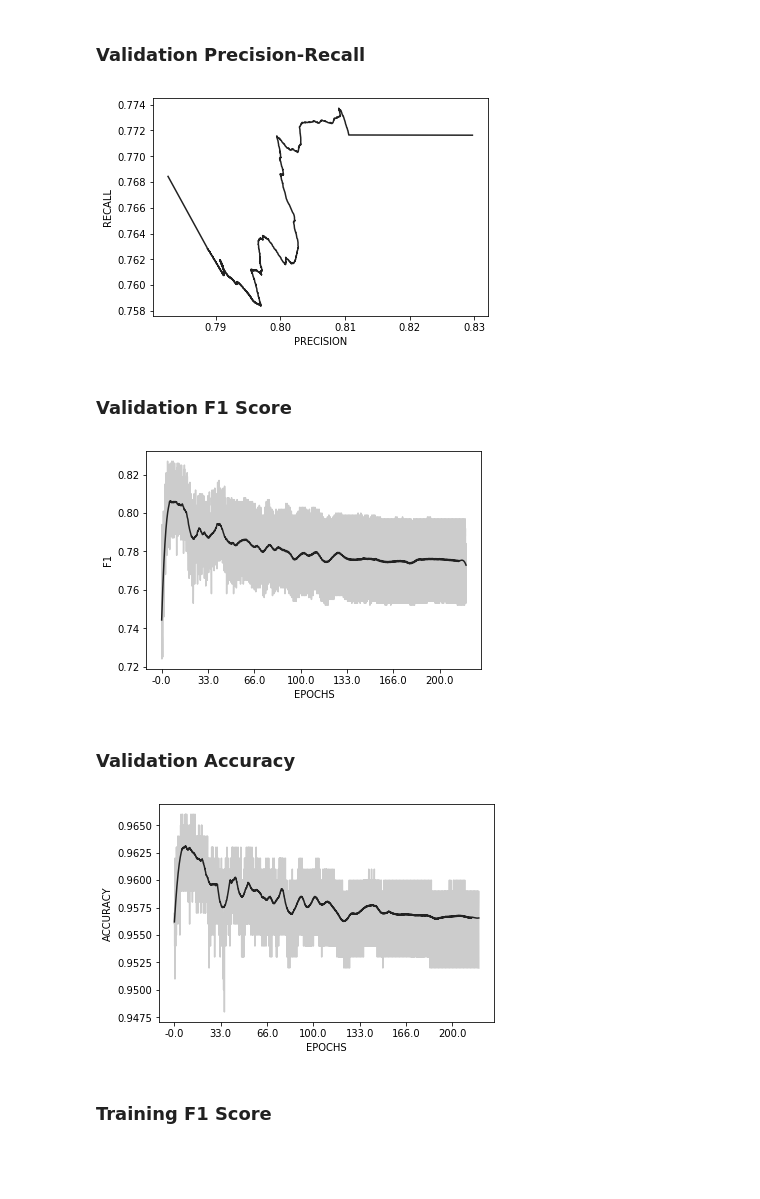
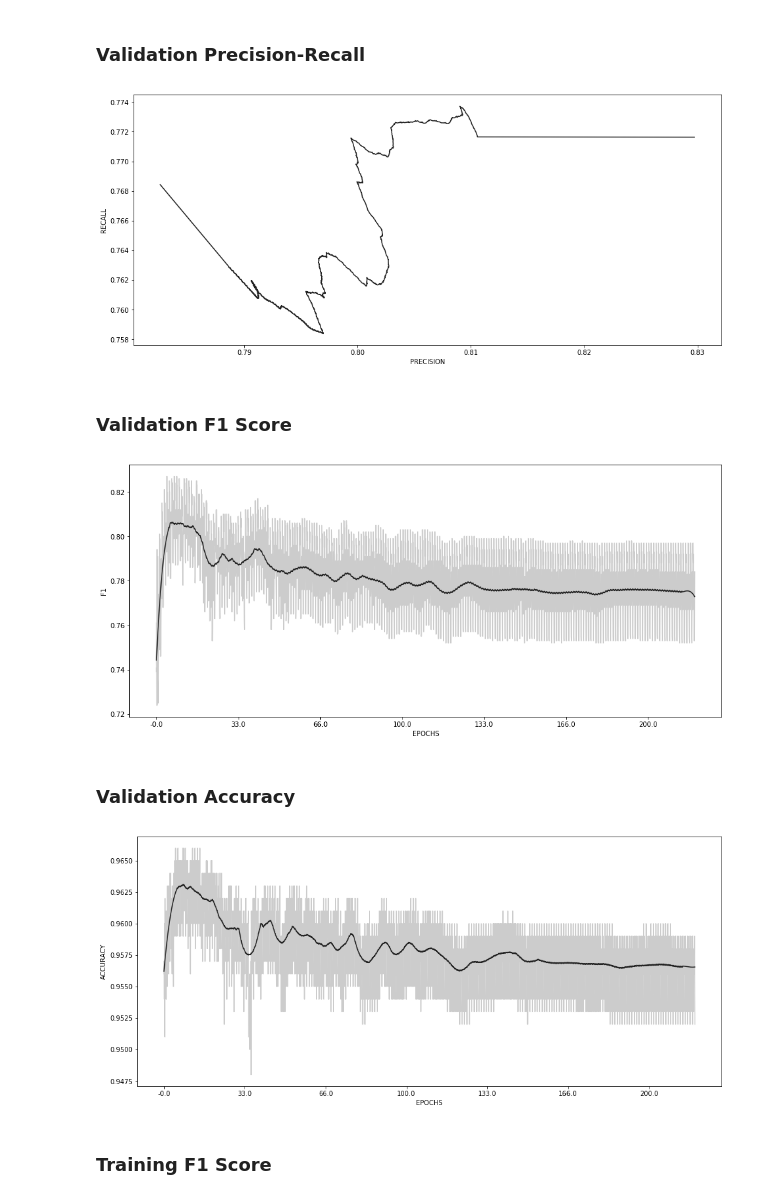
Before and after one commit to sraashis/deepdyn, a Jupyter notebook: notebook/TEST.ipynb, the cells around one changed output. Saved outputs shown, nothing was run; the diff lists cells and outputs as text; code cells hidden in the pictures; blank space fills up the shorter version.

Commit message:
figure size fixed

```diff
--- a/notebook/TEST.ipynb
+++ b/notebook/TEST.ipynb
@@ -21,18 +21,19 @@ T_test = np.arange(test.shape[0])
 # %% [markdown]
 ### Validation Precision-Recall
 # %%
+plt.rcParams["figure.figsize"] = [16,7]
 prec_hat=savgol_filter(val['PRECISION'], 1111, 1)
 rec_hat=savgol_filter(val['RECALL'], 1111, 1)
 plt.xlabel('PRECISION')
 plt.ylabel('RECALL')
 plt.plot(prec_hat, rec_hat, color='#222222')
-# plt.plot(T_val,rec_hat, color='Blue')
 plt.show()
 # %% [output]
-[figure, old version]
+[figure, new version]
 # %% [markdown]
 ### Validation F1 Score
 # %%
+plt.rcParams["figure.figsize"] = [16,7]
 f1hat = savgol_filter(val['F1'], 151, 3)
 fig, ax = plt.subplots()
 fig.canvas.draw()
@@ -45,10 +46,11 @@ plt.xlabel('EPOCHS')
 plt.ylabel('F1')
 plt.show()
 # %% [output]
-[figure, old version]
+[figure, new version]
 # %% [markdown]
 ### Validation Accuracy
 # %%
+plt.rcParams["figure.figsize"] = [16,7]
 f1hat = savgol_filter(val['ACCURACY'], 151, 3)
 fig, ax = plt.subplots()
 fig.canvas.draw()
@@ -61,7 +63,7 @@ plt.xlabel('EPOCHS')
 plt.ylabel('ACCURACY')
 plt.show()
 # %% [output]
-[figure, old version]
+[figure, new version]
 # %% [markdown]
 ### Training F1 Score
 # %%
```
Also changed, not shown: parts of 7 cells of this notebook.
